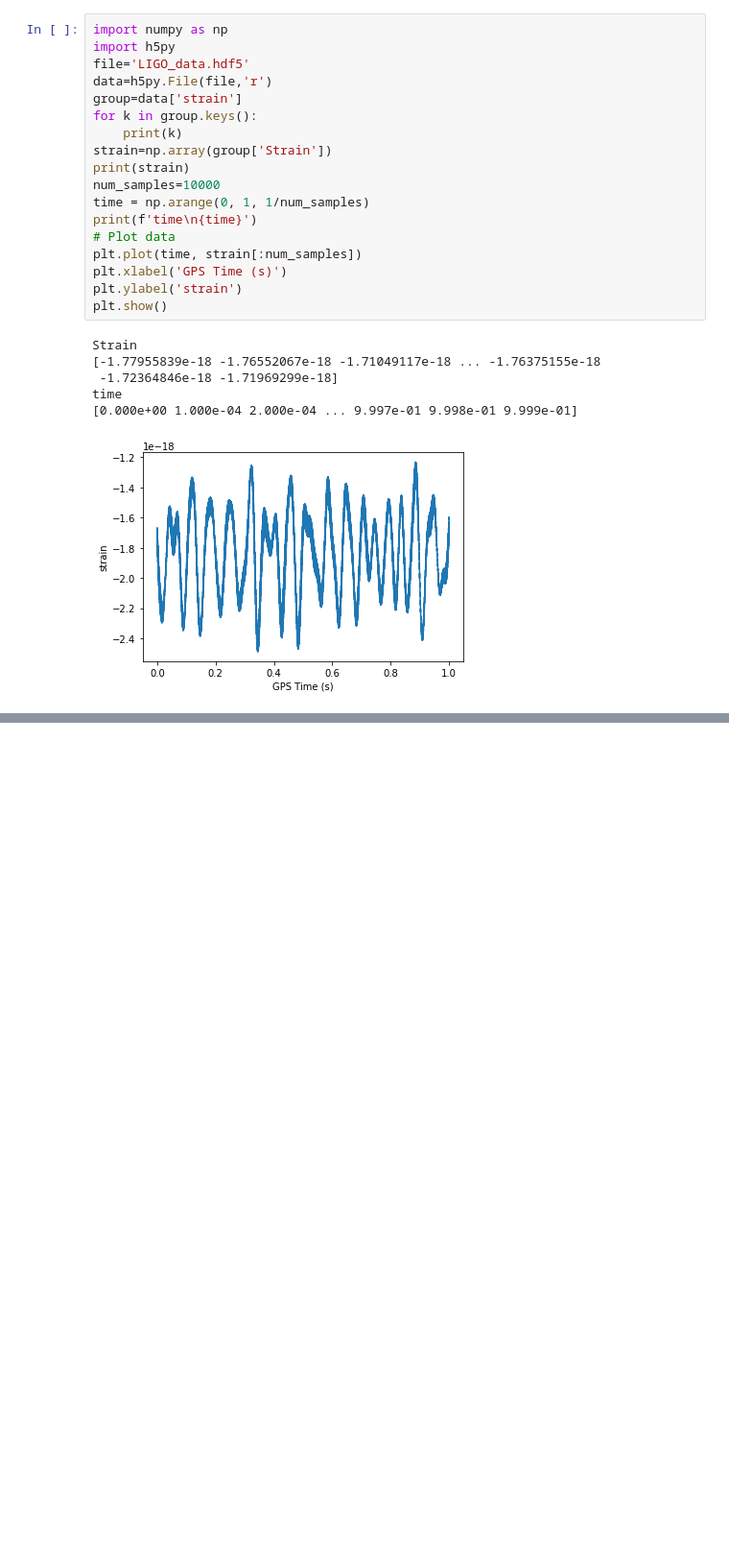
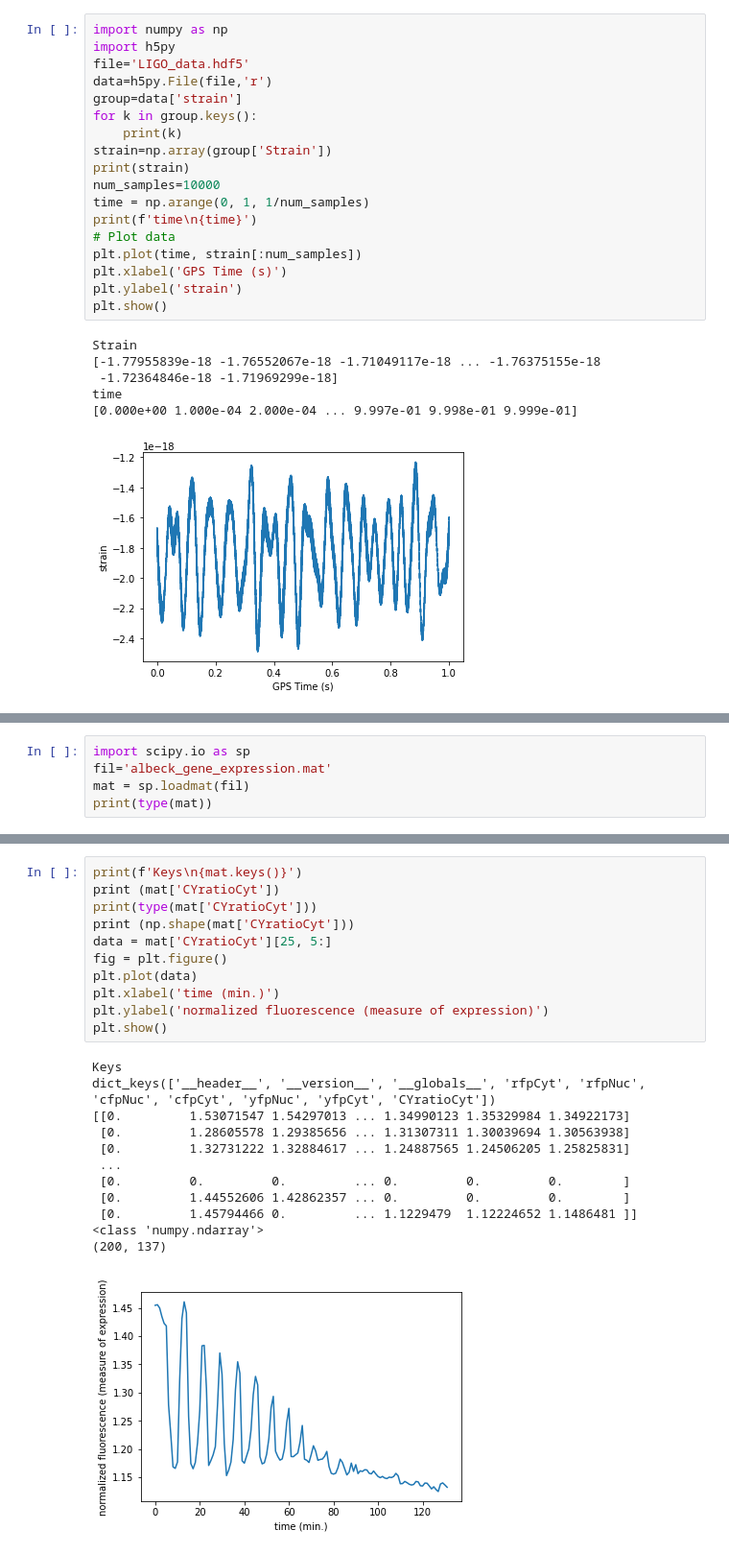
Before and after one commit to asfandyarsaeed1/Python-For-DataScience, a Jupyter notebook: Exercise/Importing_data_via_Python.ipynb, the cells around one changed output, grey strips where cells are left out. Shown at 96% size. Cells and saved outputs as stored; diff of their text form; blank space fills up the shorter version.

```diff
--- a/Exercise/Importing_data_via_Python.ipynb
+++ b/Exercise/Importing_data_via_Python.ipynb
@@ -655,0 +667,5 @@ time
+# %%
+import scipy.io as sp
+fil='albeck_gene_expression.mat'
+mat = sp.loadmat(fil)
+print(type(mat))
@@ -655,0 +684,24 @@ time
+# %%
+print(f'Keys\n{mat.keys()}')
+print (mat['CYratioCyt'])
+print(type(mat['CYratioCyt']))
+print (np.shape(mat['CYratioCyt']))
+data = mat['CYratioCyt'][25, 5:]
+fig = plt.figure()
+plt.plot(data)
+plt.xlabel('time (min.)')
+plt.ylabel('normalized fluorescence (measure of expression)')
+plt.show()
+# %% [output]
+Keys
+dict_keys(['__header__', '__version__', '__globals__', 'rfpCyt', 'rfpNuc', 'cfpNuc', 'cfpCyt', 'yfpNuc', 'yfpCyt', 'CYratioCyt'])
+[[0.         1.53071547 1.54297013 ... 1.34990123 1.35329984 1.34922173]
+ [0.         1.28605578 1.29385656 ... 1.31307311 1.30039694 1.30563938]
+ [0.         1.32731222 1.32884617 ... 1.24887565 1.24506205 1.25825831]
+ ...
+ [0.         0.         0.         ... 0.         0.         0.        ]
+ [0.         1.44552606 1.42862357 ... 0.         0.         0.        ]
+ [0.         1.45794466 0.         ... 1.1229479  1.12224652 1.1486481 ]]
+<class 'numpy.ndarray'>
+(200, 137)
+[figure, added]
```
Also changed, not shown: parts of 9 cells of this notebook, 3 other files.
